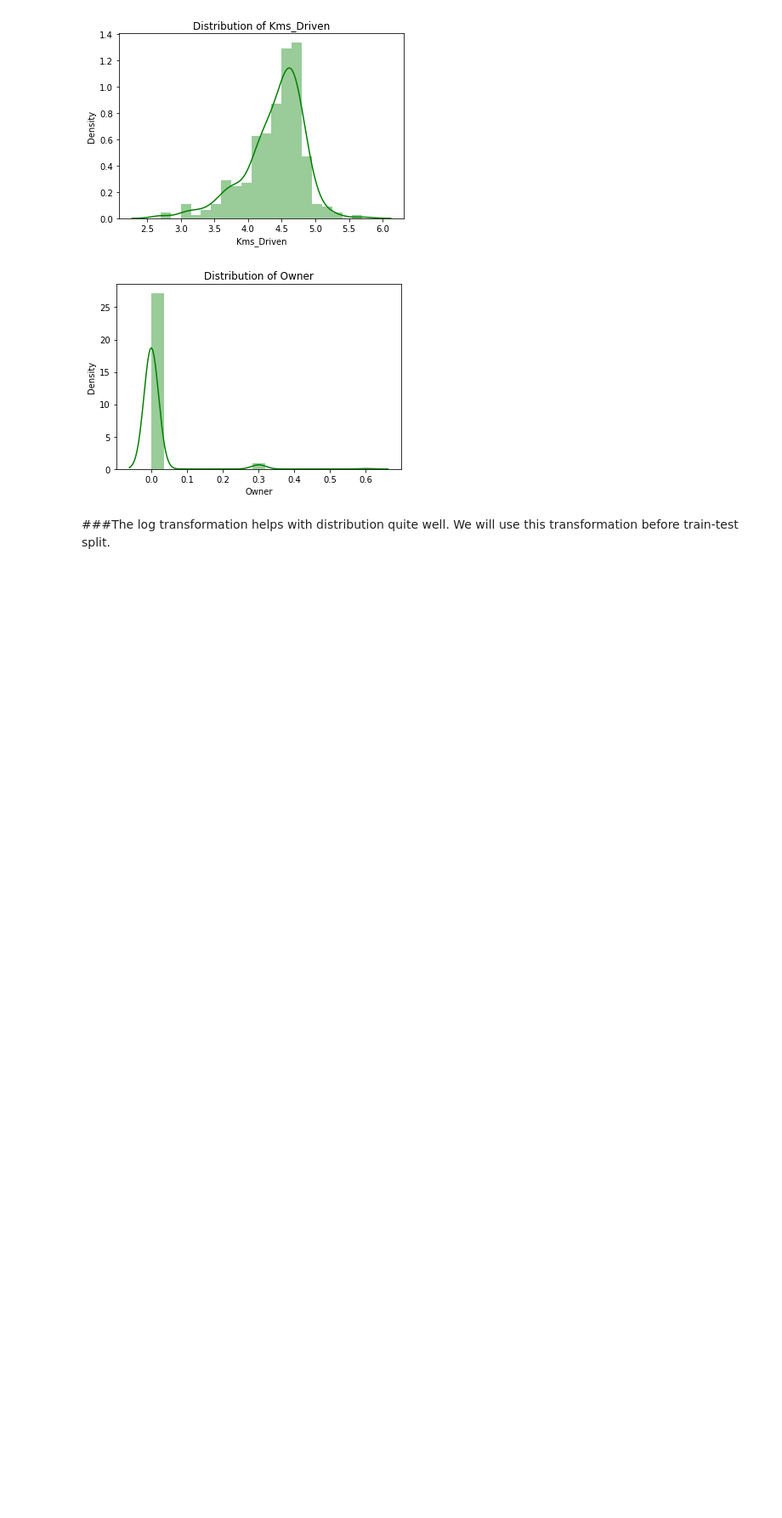
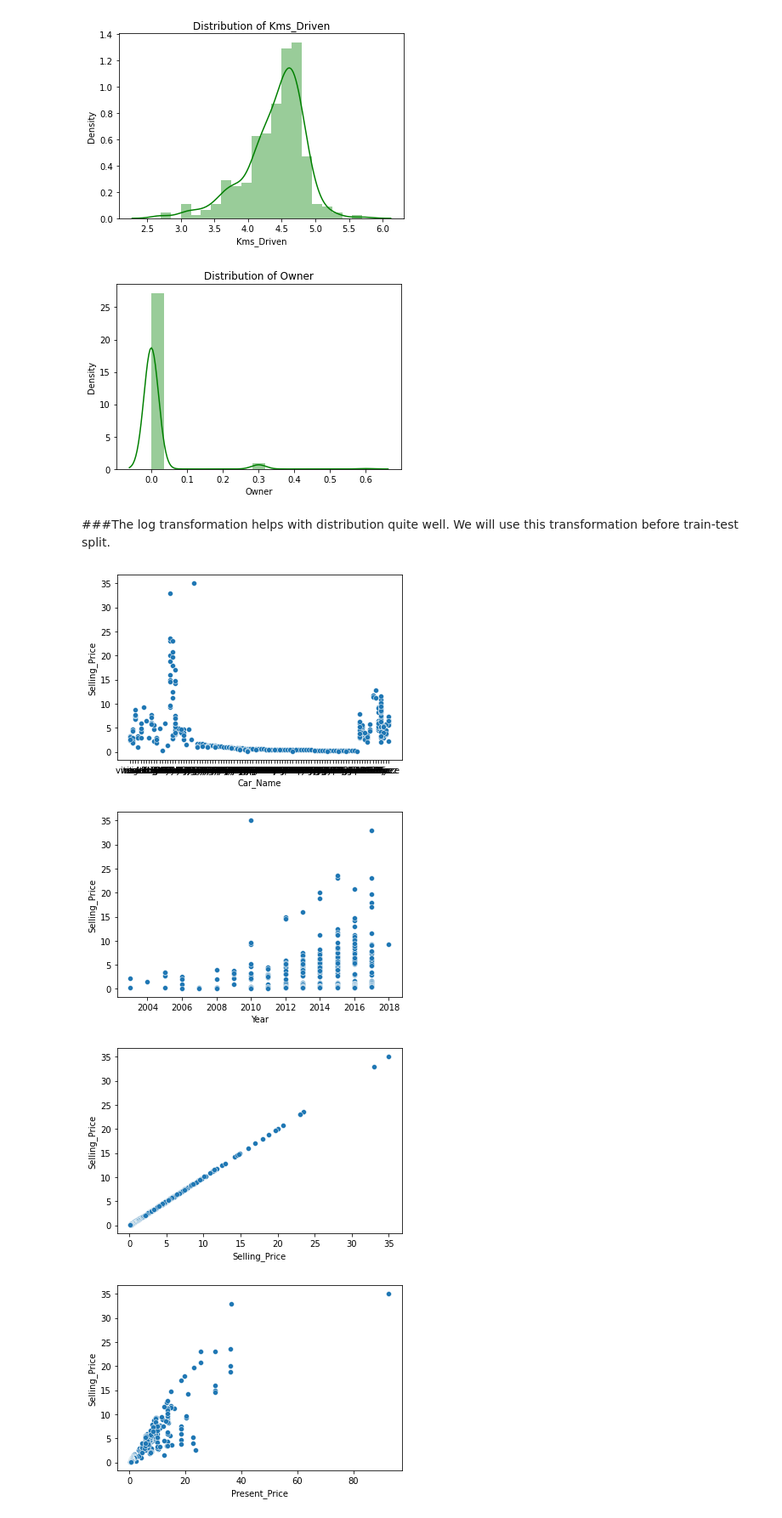
Before and after one commit to tanay47/Regression-models, a Jupyter notebook: Linear_Regression_vs_Ridge_Regression_Vs_Lasso_Regression_(Car_Dekho).ipynb, the cells around one changed output. Shown at 85% size. Saved outputs shown, nothing was run; the diff lists cells and outputs as text; code cells hidden in the pictures; blank space fills up the shorter version.

```diff
--- a/Linear_Regression_vs_Ridge_Regression_Vs_Lasso_Regression_(Car_Dekho).ipynb
+++ b/Linear_Regression_vs_Ridge_Regression_Vs_Lasso_Regression_(Car_Dekho).ipynb
@@ -183,3 +185,14 @@ for var in numeric_feature_list:
 [figure]
 # %% [markdown]
 ###The log transformation helps with distribution quite well. We will use this transformation before train-test split.
+# %%
+# Let's plot scatter plots for every varaiable with out target variable.
+dependent_varable = "Selling_Price"
+for var in car_df.columns:
+  sns.scatterplot(car_df[var], car_df[dependent_varable])
+  plt.show()
+# %% [output]
+[figure, added]
+[figure, added]
+[figure, added]
+[figure, added]
```
Also changed, not shown: parts of 15 cells of this notebook.
